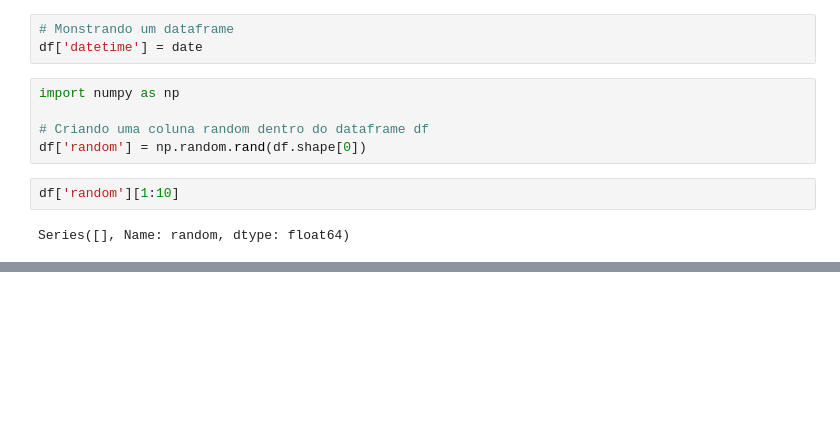
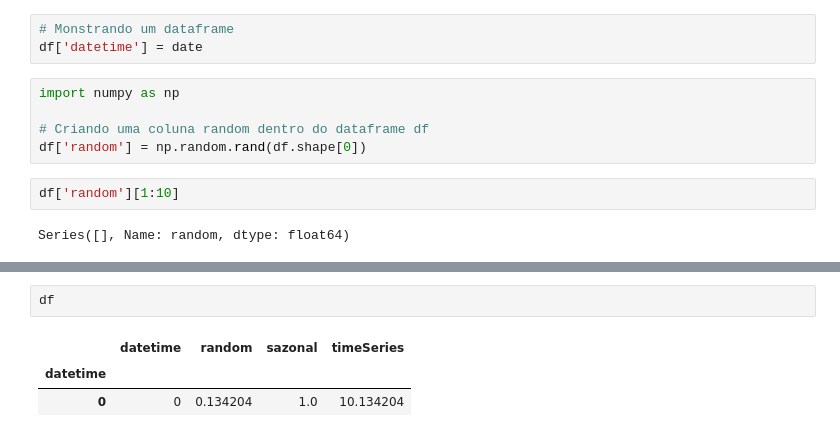
Before and after one commit to Larissa0403/ENS410064, a Jupyter notebook: TENTATIVA.ipynb, the cells around one changed output, grey strips where cells are left out. Saved outputs shown, nothing was run; the diff lists cells and outputs as text; blank space fills up the shorter version.

```diff
--- a/TENTATIVA.ipynb
+++ b/TENTATIVA.ipynb
@@ -78,0 +111,6 @@ Series([], Name: random, dtype: float64)
+# %%
+df
+# %% [output]
+|  | datetime | random | sazonal | timeSeries |
+| datetime |  |  |  |  |
+| 0 | 0 | 0.134204 | 1.0 | 10.134204 |
```
Also changed, not shown: parts of 4 cells of this notebook.
